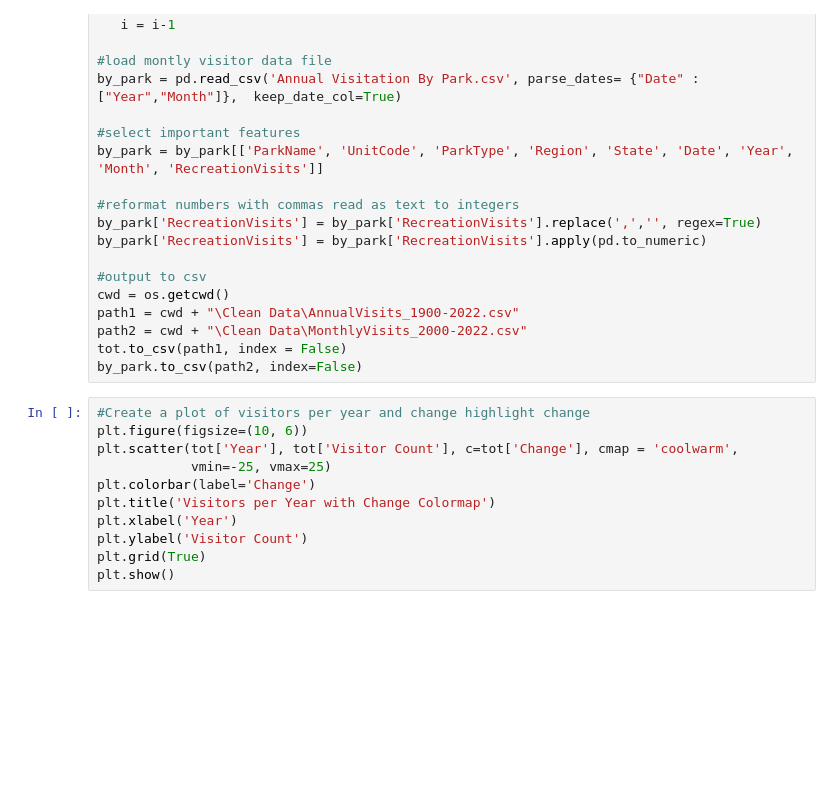
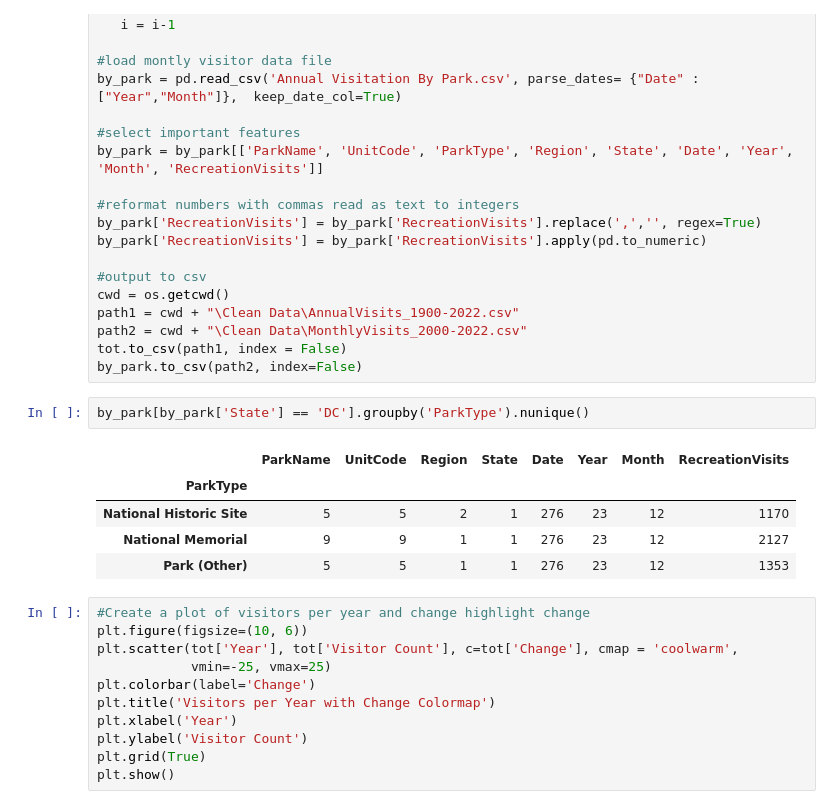
Before and after one commit to michaelzwartz/National-Parks-and-COVID, a Jupyter notebook: Data_visualization.ipynb, the cells around one changed output. Saved outputs shown, nothing was run; the diff lists cells and outputs as text; blank space fills up the shorter version.

```diff
--- a/Data_visualization.ipynb
+++ b/Data_visualization.ipynb
@@ -32,6 +32,14 @@ path1 = cwd + "\Clean Data\AnnualVisits_1900-2022.csv"
 path2 = cwd + "\Clean Data\MonthlyVisits_2000-2022.csv"
 tot.to_csv(path1, index = False)
 by_park.to_csv(path2, index=False)
+# %%
+by_park[by_park['State'] == 'DC'].groupby('ParkType').nunique()
+# %% [output]
+|  | ParkName | UnitCode | Region | State | Date | Year | Month | RecreationVisits |
+| ParkType |  |  |  |  |  |  |  |  |
+| National Historic Site | 5 | 5 | 2 | 1 | 276 | 23 | 12 | 1170 |
+| National Memorial | 9 | 9 | 1 | 1 | 276 | 23 | 12 | 2127 |
+| Park (Other) | 5 | 5 | 1 | 1 | 276 | 23 | 12 | 1353 |
 # %%
 #Create a plot of visitors per year and change highlight change
 plt.figure(figsize=(10, 6))
```
